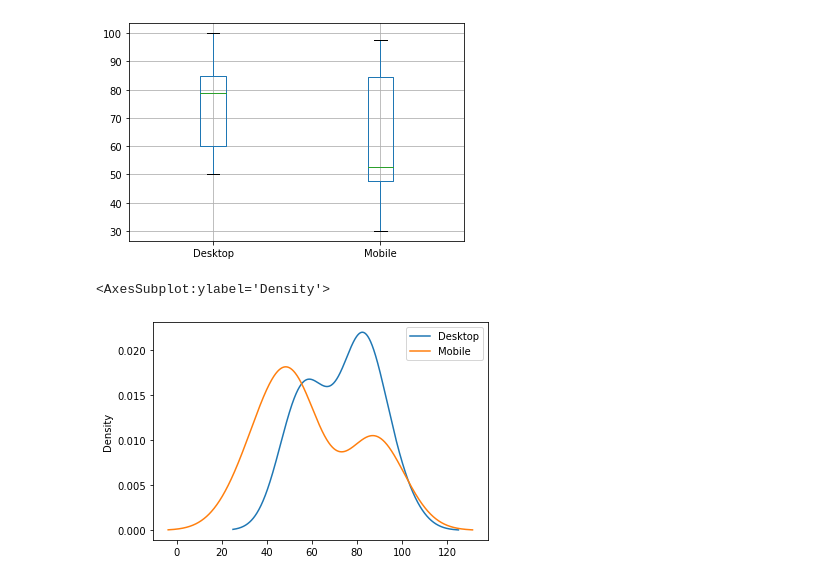
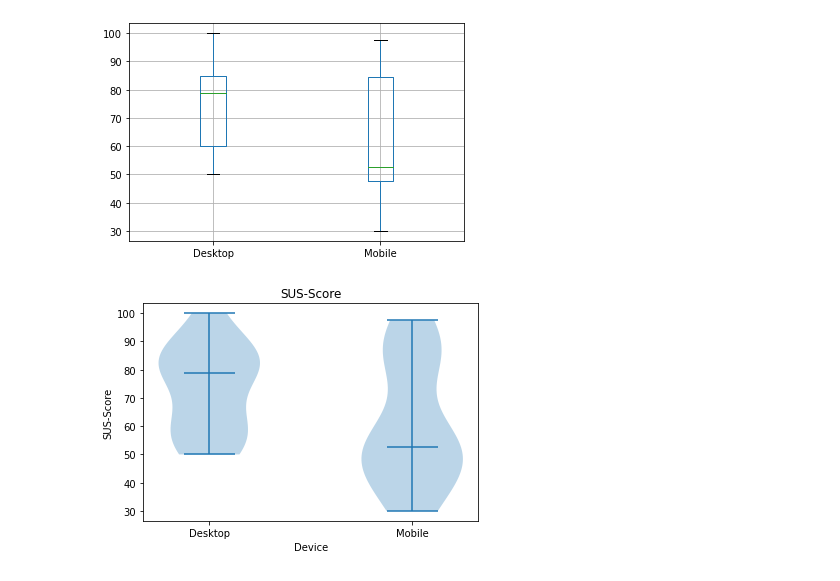
Before and after one commit to RomanGressler/MA, a Jupyter notebook: calc_data.ipynb, the cells around one changed output. Cells and saved outputs as stored; diff of their text form; code cells hidden in the pictures.

```diff
--- a/calc_data.ipynb
+++ b/calc_data.ipynb
@@ -95,7 +65,6 @@ def calcSUS(df):
     dfSUS2 = df.drop(columns=["Timestamp","Age","Gender","Degree","SEE","Games","Device","Version","Developer","Time1","ASQ11","ASQ12","ASQ13","Time2","ASQ21","ASQ22","ASQ23","SUS11","SUS12","SUS13","SUS14","SUS15","SUS16","SUS17","SUS18","SUS19","SUS110","Improvements1","Time3","ASQ31","ASQ32","ASQ33","Time4","ASQ41","ASQ42","ASQ43","Improvements2"])
     scoresD1 = []
     scoresD2 = []
-    dfResult = pd.DataFrame()
     for cnt in range(9):
         score = 0
         sum = 0
@@ -155,7 +124,23 @@ Desktop median: 78.75
 Mobile median: 52.5
 [figure]
 # %%
-df.plot.kde()
+
+
+data = [df["Desktop"], df["Mobile"]]
+# Extract Figure and Axes instance
+fig, ax = plt.subplots()
+
+# Create a plot
+ax.violinplot(data, showmedians=True)
+
+ax.set(xticks=np.arange(1, 3), xlabel="Device", ylabel="SUS-Score")
+labels = [item.get_text() for item in ax.get_xticklabels()]
+labels[0] = 'Desktop'
+labels[1] = 'Mobile'
+ax.set_xticklabels(labels)
+# Add title
+ax.set_title('SUS-Score')
+plt.savefig('Evaluation\img\SUS-Score_violin.png', dpi=300)
+plt.show()
 # %% [output]
-<AxesSubplot:ylabel='Density'>
-[figure, old version]
+[figure, new version]
```
Also changed, not shown: parts of 8 cells of this notebook, 23 other files.
